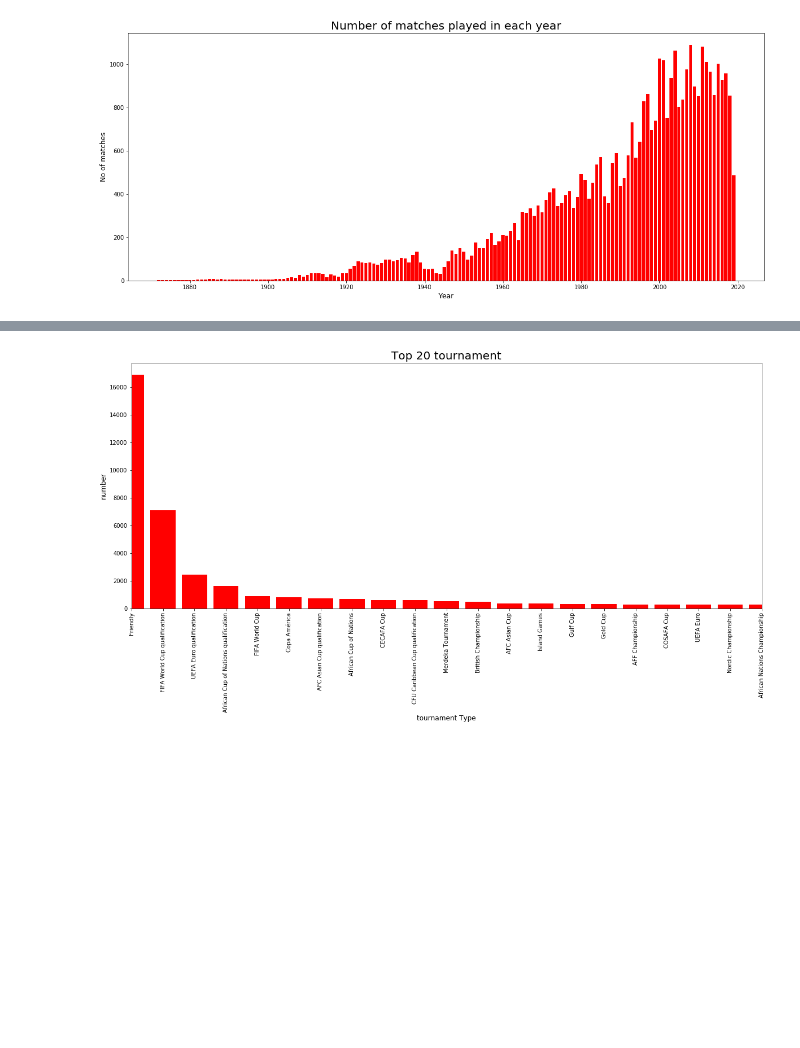
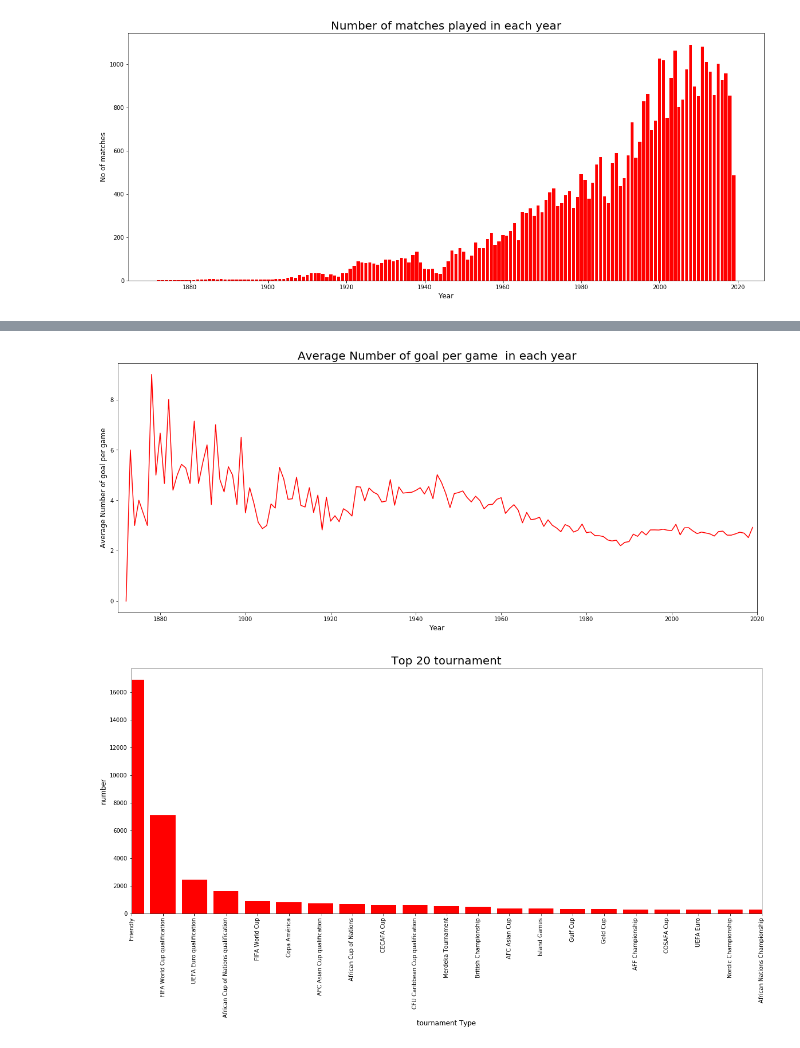
Before and after one commit to bfiroozfard/King_of_Football, a Jupyter notebook: King_football_B_10-5-2019 .ipynb, the cells around one changed output, grey strips where cells are left out. Drawn from its saved outputs; the diff is of its cells as text; code cells hidden in the pictures; blank space fills up the shorter version.

```diff
--- a/King_football_B_10-5-2019 .ipynb
+++ b/King_football_B_10-5-2019 .ipynb
@@ -35,3 +35,12 @@ plt.xlabel('Year', fontsize=12)
 plt.show()
 # %% [output]
 [figure]
+# %%
+total_game_year=master_df.groupby(['year'])['total_goals'].count()
+goal_count_year = master_df.groupby(['year'])['total_goals'].apply(sum)
+goal_count_year
+total_game_year
+total_goal_game=pd.concat([total_game_year,goal_count_year],axis=1)
+total_goal_game.columns=["total game","total_goal"]
+total_goal_game['goal_per_game']=total_goal_game["total_goal"]/total_goal_game["total game"]
+total_goal_game.tail(19)
@@ -38,3 +66,13 @@ plt.show()
+# %%
+plt.figure(figsize=(20,8))
+plt.plot(total_goal_game.index,total_goal_game['goal_per_game'], color='red')
+plt.title('Average Number of goal per game  in each year', fontsize=20)
+plt.ylabel('Average Number of goal per game', fontsize=12)
+plt.xlabel('Year', fontsize=12)
+plt.xlim(1870,2020)
+plt.show()
+# %% [output]
+[figure, added]
 # %%
 match_count = master_df['tournament'].value_counts()
 plt.figure(figsize=(20,8))
```
Also changed, not shown: parts of 12 cells of this notebook, 1 other file.
